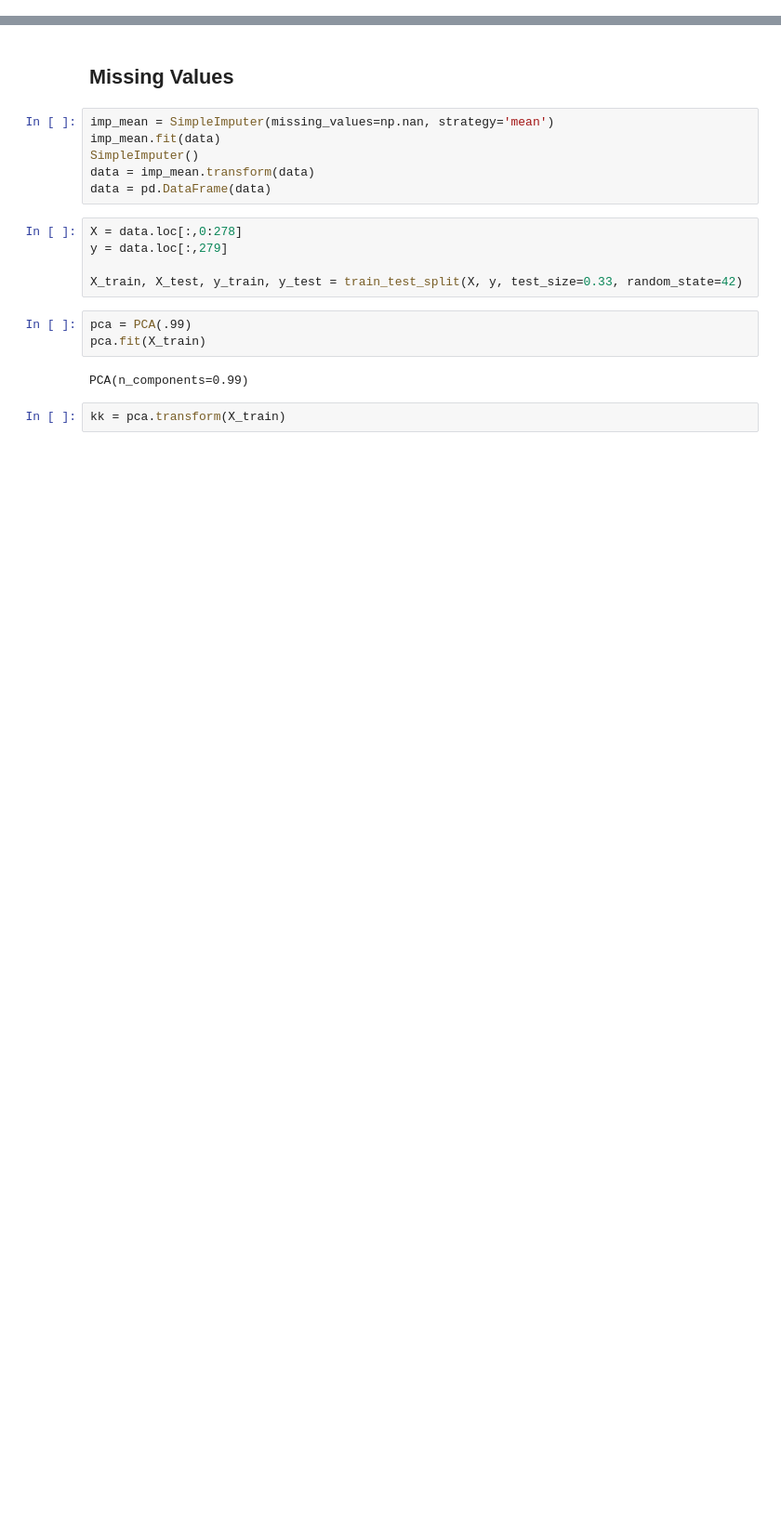
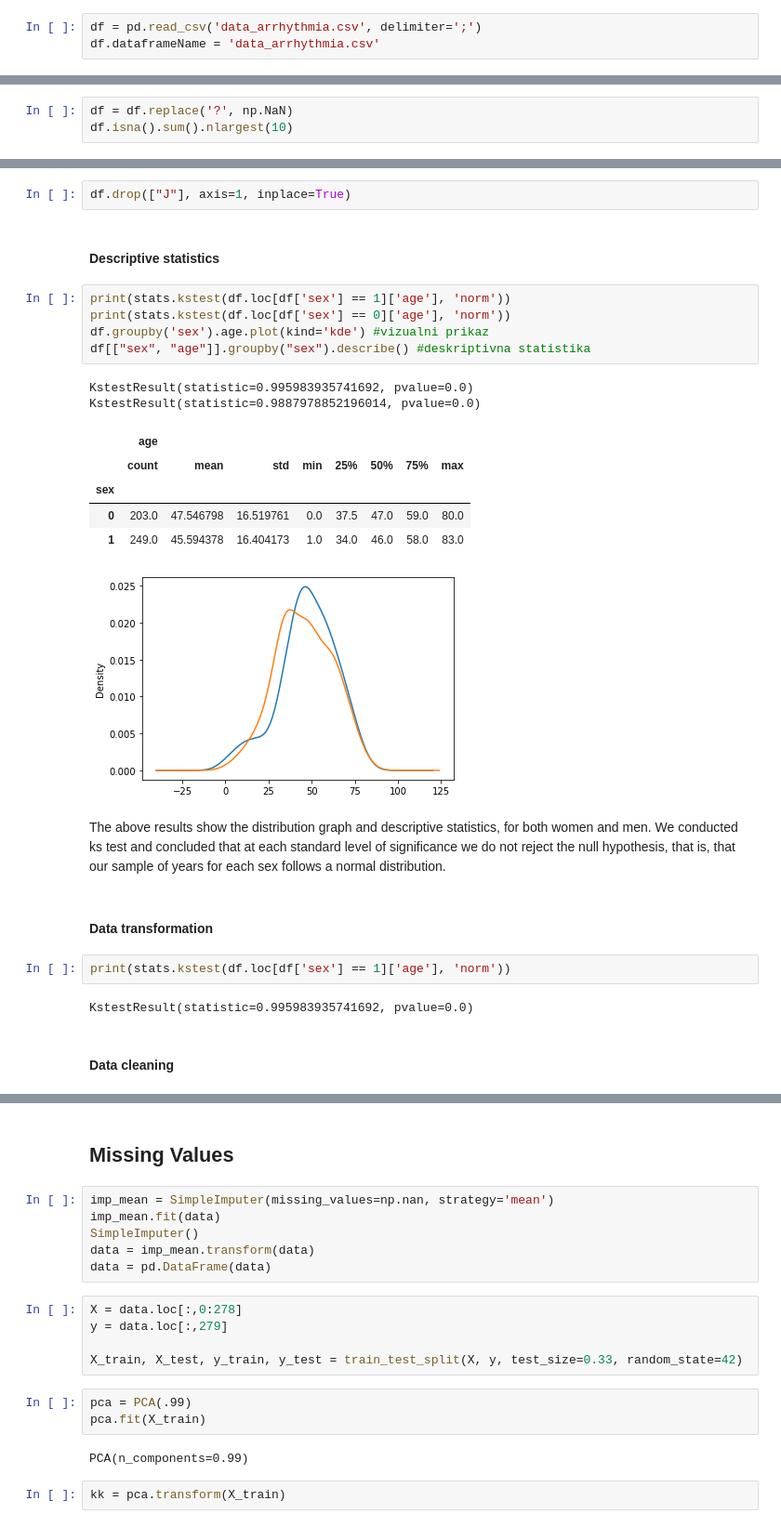
Before and after one commit to anaterovic/UZOP, a Jupyter notebook: code.ipynb, the cells around one changed output, grey strips where cells are left out. Shown: that part at 93% size. Cells and saved outputs as stored; diff of their text form; blank space fills up the shorter version.

Commit message:
Getting to know data - part 1

```diff
--- a/code.ipynb
+++ b/code.ipynb
@@ -14 +15,4 @@ from sklearn.impute import SimpleImputer
+# %%
+df = pd.read_csv('data_arrhythmia.csv', delimiter=';')
+df.dataframeName = 'data_arrhythmia.csv'
 # %%
@@ -35,0 +58,3 @@ with open("arrhythmia.names") as f:
+# %%
+df = df.replace('?', np.NaN)
+df.isna().sum().nlargest(10)
@@ -35,0 +90,28 @@ with open("arrhythmia.names") as f:
+# %%
+df.drop(["J"], axis=1, inplace=True)
+# %% [markdown]
+#### Descriptive statistics
+# %%
+print(stats.kstest(df.loc[df['sex'] == 1]['age'], 'norm'))
+print(stats.kstest(df.loc[df['sex'] == 0]['age'], 'norm'))
+df.groupby('sex').age.plot(kind='kde') #vizualni prikaz
+df[["sex", "age"]].groupby("sex").describe() #deskriptivna statistika
+# %% [output]
+KstestResult(statistic=0.995983935741692, pvalue=0.0)
+KstestResult(statistic=0.9887978852196014, pvalue=0.0)
+|  | age |  |  |  |  |  |  |  |
+|  | count | mean | std | min | 25% | 50% | 75% | max |
+| sex |  |  |  |  |  |  |  |  |
+| 0 | 203.0 | 47.546798 | 16.519761 | 0.0 | 37.5 | 47.0 | 59.0 | 80.0 |
+| 1 | 249.0 | 45.594378 | 16.404173 | 1.0 | 34.0 | 46.0 | 58.0 | 83.0 |
+[figure, added]
+# %% [markdown]
+The above results show the distribution graph and descriptive statistics, for both women and men. We conducted ks test and concluded that at each standard level of significance we do not reject the null hypothesis, that is, that our sample of years for each sex follows a normal distribution.
+# %% [markdown]
+#### Data transformation
+# %%
+print(stats.kstest(df.loc[df['sex'] == 1]['age'], 'norm'))
+# %% [output]
+KstestResult(statistic=0.995983935741692, pvalue=0.0)
+# %% [markdown]
+#### Data cleaning
```
Also changed, not shown: parts of 16 cells of this notebook, 1 other file.
